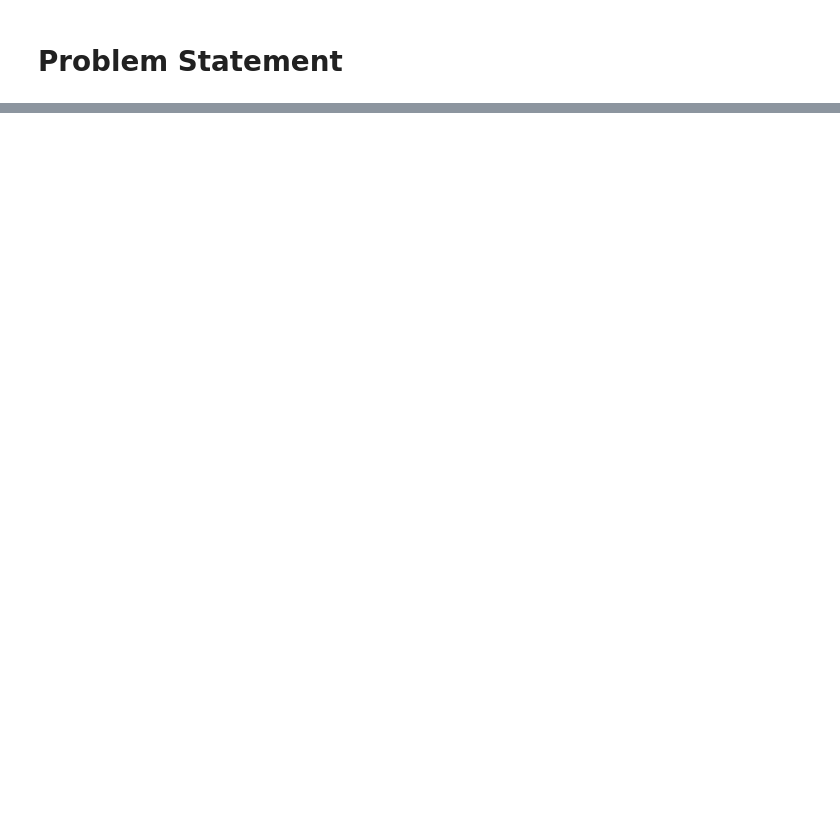
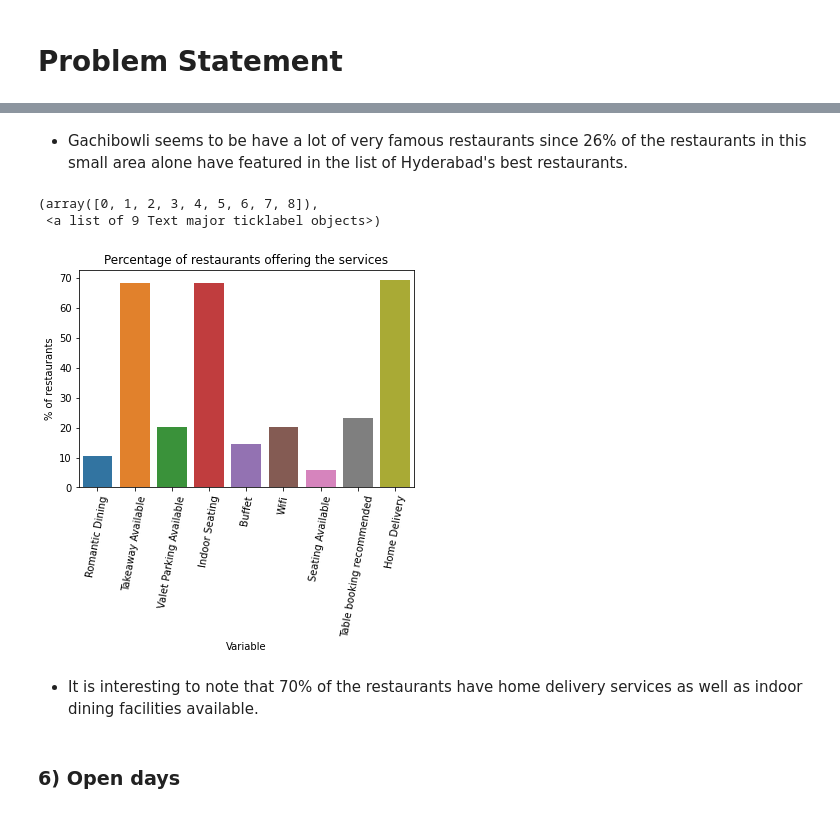
Before and after one commit to Nandeesh-U/ZOMATO-RESTAURANT-CLUSTERING-AND-SENTIMENT-ANALYSIS, a Jupyter notebook: ZOMATO_RESTAURANT_CLUSTERING_AND_SENTIMENT_ANALYSIS.ipynb, the cells around one changed output, grey strips where cells are left out. Drawn from its saved outputs; the diff is of its cells as text; code cells hidden in the pictures; blank space fills up the shorter version.

```diff
--- a/ZOMATO_RESTAURANT_CLUSTERING_AND_SENTIMENT_ANALYSIS.ipynb
+++ b/ZOMATO_RESTAURANT_CLUSTERING_AND_SENTIMENT_ANALYSIS.ipynb
@@ -296,0 +696,2 @@ names_df.to_csv('/content/drive/MyDrive/Data Squad zomato/Nandeesh/names_df_v3.c
+# %%
+names_df.drop('Collections',axis = 1, inplace=True)
@@ -296,0 +729,3 @@ names_df.to_csv('/content/drive/MyDrive/Data Squad zomato/Nandeesh/names_df_v3.c
+# %%
+# We know from the above table(from names_df.info()) that there is one missing item in the latitude and longitudes. Let us just drop it
+names_df.dropna(subset = ['latitude','longitude'],inplace = True)
@@ -296,0 +736,4 @@ names_df.to_csv('/content/drive/MyDrive/Data Squad zomato/Nandeesh/names_df_v3.c
+# %%
+# latitudes and longitudes are currently in the string format. We need to convert them into a numeric format
+names_df['latitude'] = names_df['latitude'].astype(float)
+names_df['longitude'] = names_df['longitude'].astype(float)
@@ -296,0 +762,7 @@ names_df.to_csv('/content/drive/MyDrive/Data Squad zomato/Nandeesh/names_df_v3.c
+# %%
+# Creating the list of binary variables
+bin_vars = ['Has_Featured']+master_list_add_servs
+
+bin_df = round((names_df[bin_vars].sum()/names_df.shape[0])*100,1).reset_index()
+bin_df.columns = ['Variable','% of restaurants']
+bin_df
@@ -296,0 +781,15 @@ names_df.to_csv('/content/drive/MyDrive/Data Squad zomato/Nandeesh/names_df_v3.c
+# %% [markdown]
+* Gachibowli seems to be have a lot of very famous restaurants since 26% of the restaurants in this small area alone have featured in the list of Hyderabad's best restaurants.
+# %%
+# Let us look at the bar plot of the share of restaurants that offer each of the additional services
+sns.barplot(x='Variable',y='% of restaurants',data = bin_df.iloc[1:])
+plt.title('Percentage of restaurants offering the services')
+plt.xticks(rotation=80)
+# %% [output]
+(array([0, 1, 2, 3, 4, 5, 6, 7, 8]),
+ <a list of 9 Text major ticklabel objects>)
+[figure, added]
+# %% [markdown]
+* It is interesting to note that 70% of the restaurants have home delivery services as well as indoor dining facilities available.
+# %% [markdown]
+### 6) Open days
```
Also changed, not shown: parts of 126 cells of this notebook.
